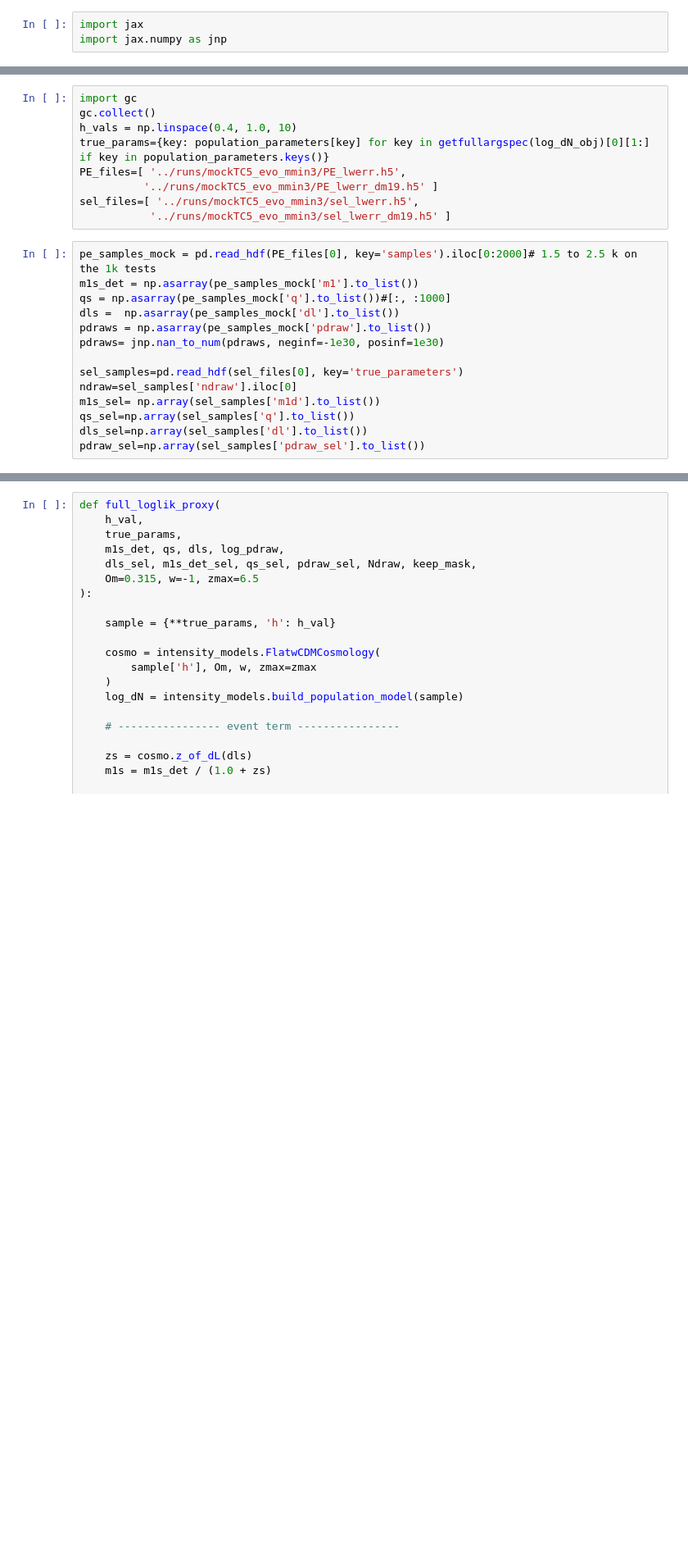
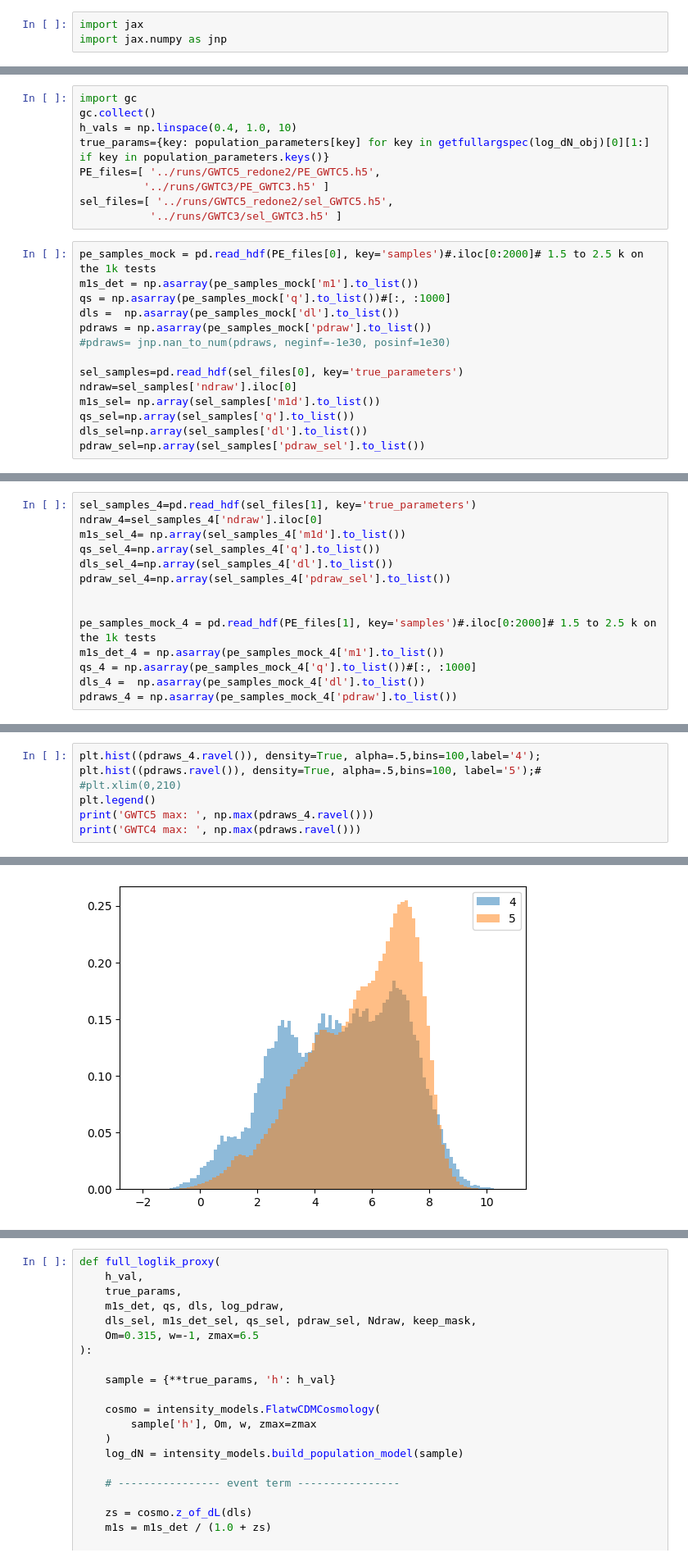
Before and after one commit to abby-moran/GW_pop_cosmo_inference, a Jupyter notebook: scripts/sandbox.ipynb, the cells around one changed output, grey strips where cells are left out. Shown at 82% size. Saved outputs shown, nothing was run; the diff lists cells and outputs as text; blank space fills up the shorter version.

Commit message:
Working through issues with GWTC5. Updates to the load functions in weighting made no difference

```diff
--- a/scripts/sandbox.ipynb
+++ b/scripts/sandbox.ipynb
@@ -80,17 +49,17 @@ import gc
 gc.collect()
 h_vals = np.linspace(0.4, 1.0, 10)
 true_params={key: population_parameters[key] for key in getfullargspec(log_dN_obj)[0][1:] if key in population_parameters.keys()}
-PE_files=[ '../runs/mockTC5_evo_mmin3/PE_lwerr.h5',
-          '../runs/mockTC5_evo_mmin3/PE_lwerr_dm19.h5' ]
-sel_files=[ '../runs/mockTC5_evo_mmin3/sel_lwerr.h5',
-           '../runs/mockTC5_evo_mmin3/sel_lwerr_dm19.h5' ]
+PE_files=[ '../runs/GWTC5_redone2/PE_GWTC5.h5',
+          '../runs/GWTC3/PE_GWTC3.h5' ]
+sel_files=[ '../runs/GWTC5_redone2/sel_GWTC5.h5',
+           '../runs/GWTC3/sel_GWTC3.h5' ]
 # %%
-pe_samples_mock = pd.read_hdf(PE_files[0], key='samples').iloc[0:2000]# 1.5 to 2.5 k on the 1k tests
+pe_samples_mock = pd.read_hdf(PE_files[0], key='samples')#.iloc[0:2000]# 1.5 to 2.5 k on the 1k tests
 m1s_det = np.asarray(pe_samples_mock['m1'].to_list())
 qs = np.asarray(pe_samples_mock['q'].to_list())#[:, :1000]
 dls =  np.asarray(pe_samples_mock['dl'].to_list())
 pdraws = np.asarray(pe_samples_mock['pdraw'].to_list())
-pdraws= jnp.nan_to_num(pdraws, neginf=-1e30, posinf=1e30)
+#pdraws= jnp.nan_to_num(pdraws, neginf=-1e30, posinf=1e30)
 
 sel_samples=pd.read_hdf(sel_files[0], key='true_parameters')
 ndraw=sel_samples['ndraw'].iloc[0]
@@ -104,0 +74,14 @@ reload(intensity_models)
+# %%
+sel_samples_4=pd.read_hdf(sel_files[1], key='true_parameters')
+ndraw_4=sel_samples_4['ndraw'].iloc[0]
+m1s_sel_4= np.array(sel_samples_4['m1d'].to_list())
+qs_sel_4=np.array(sel_samples_4['q'].to_list())
+dls_sel_4=np.array(sel_samples_4['dl'].to_list())
+pdraw_sel_4=np.array(sel_samples_4['pdraw_sel'].to_list())
+
+
+pe_samples_mock_4 = pd.read_hdf(PE_files[1], key='samples')#.iloc[0:2000]# 1.5 to 2.5 k on the 1k tests
+m1s_det_4 = np.asarray(pe_samples_mock_4['m1'].to_list())
+qs_4 = np.asarray(pe_samples_mock_4['q'].to_list())#[:, :1000]
+dls_4 =  np.asarray(pe_samples_mock_4['dl'].to_list())
+pdraws_4 = np.asarray(pe_samples_mock_4['pdraw'].to_list())
@@ -104,0 +95,8 @@ reload(intensity_models)
+# %%
+plt.hist((pdraws_4.ravel()), density=True, alpha=.5,bins=100,label='4');
+plt.hist((pdraws.ravel()), density=True, alpha=.5,bins=100, label='5');#
+#plt.xlim(0,210)
+plt.legend()
+print('GWTC5 max: ', np.max(pdraws_4.ravel()))
+print('GWTC4 max: ', np.max(pdraws.ravel()))
+# %% [output]
@@ -104,0 +105 @@ reload(intensity_models)
+[figure, added]
```
Also changed, not shown: parts of 33 cells of this notebook, 9 other files.
